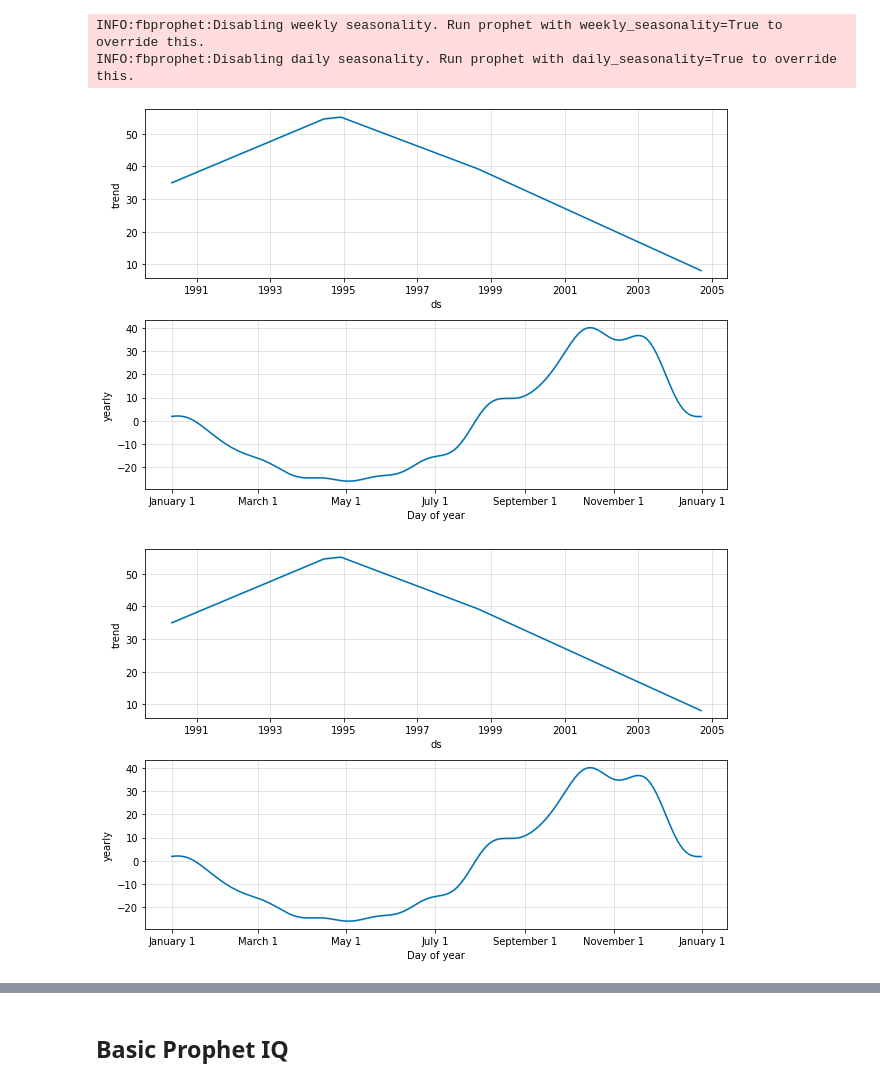
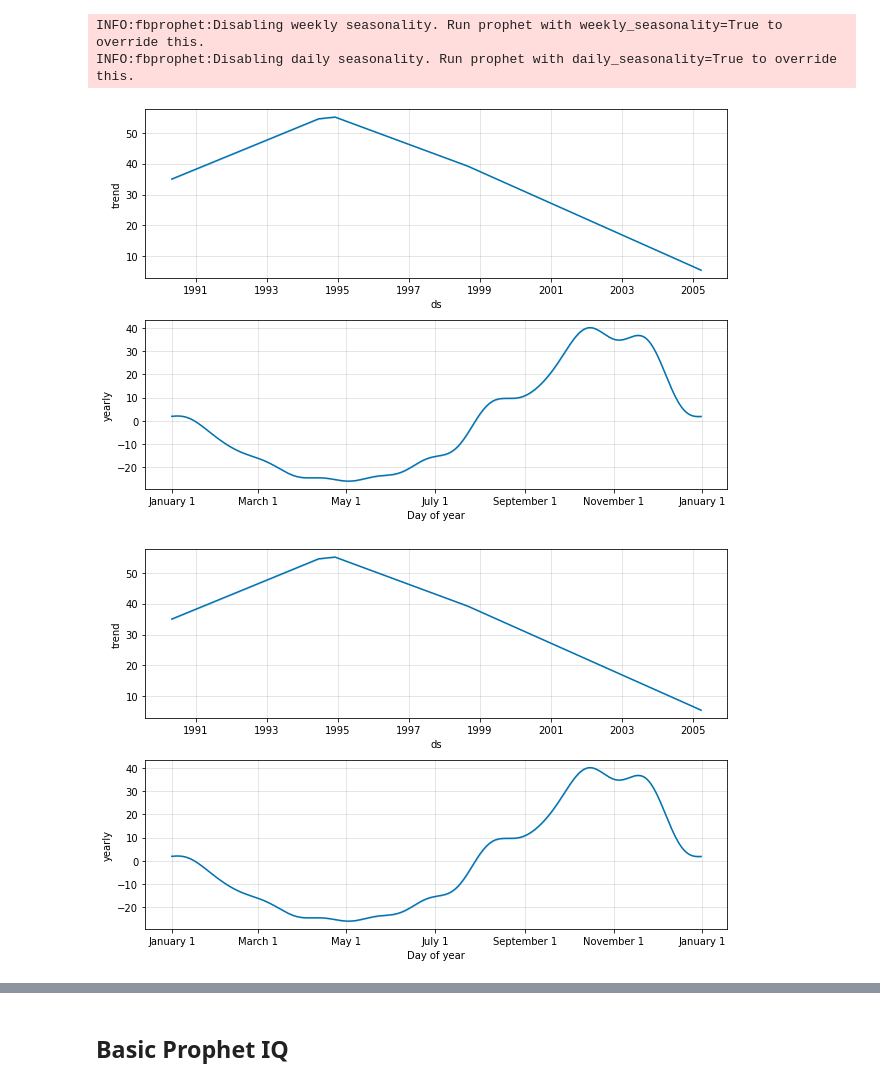
Before and after one commit to RickArko/DengueFever, a Jupyter notebook: src/Prophet Starter.ipynb, the cells around one changed output, grey strips where cells are left out. Saved outputs shown, nothing was run; the diff lists cells and outputs as text; code cells hidden in the pictures.

```diff
--- a/src/Prophet Starter.ipynb
+++ b/src/Prophet Starter.ipynb
@@ -51,11 +51,11 @@ INFO:fbprophet:Disabling weekly seasonality. Run prophet with weekly_seasonality
 INFO:fbprophet:Disabling daily seasonality. Run prophet with daily_seasonality=True to override this.
 # %%
 future_sj = model_sj.make_future_dataframe(len(y_valsj))
-preds_sj = model_sj.predict()
+preds_sj = model_sj.predict(future_sj)
 model_sj.plot_components(preds_sj)
 # %% [output]
-[figure, old version]
+[figure, new version]
-[figure, old version]
+[figure, new version]
 # %%
 f_sj = model_sj.plot(preds_sj)
 # %% [output]
```
Also changed, not shown: parts of 3 cells of this notebook, 5 other files.
